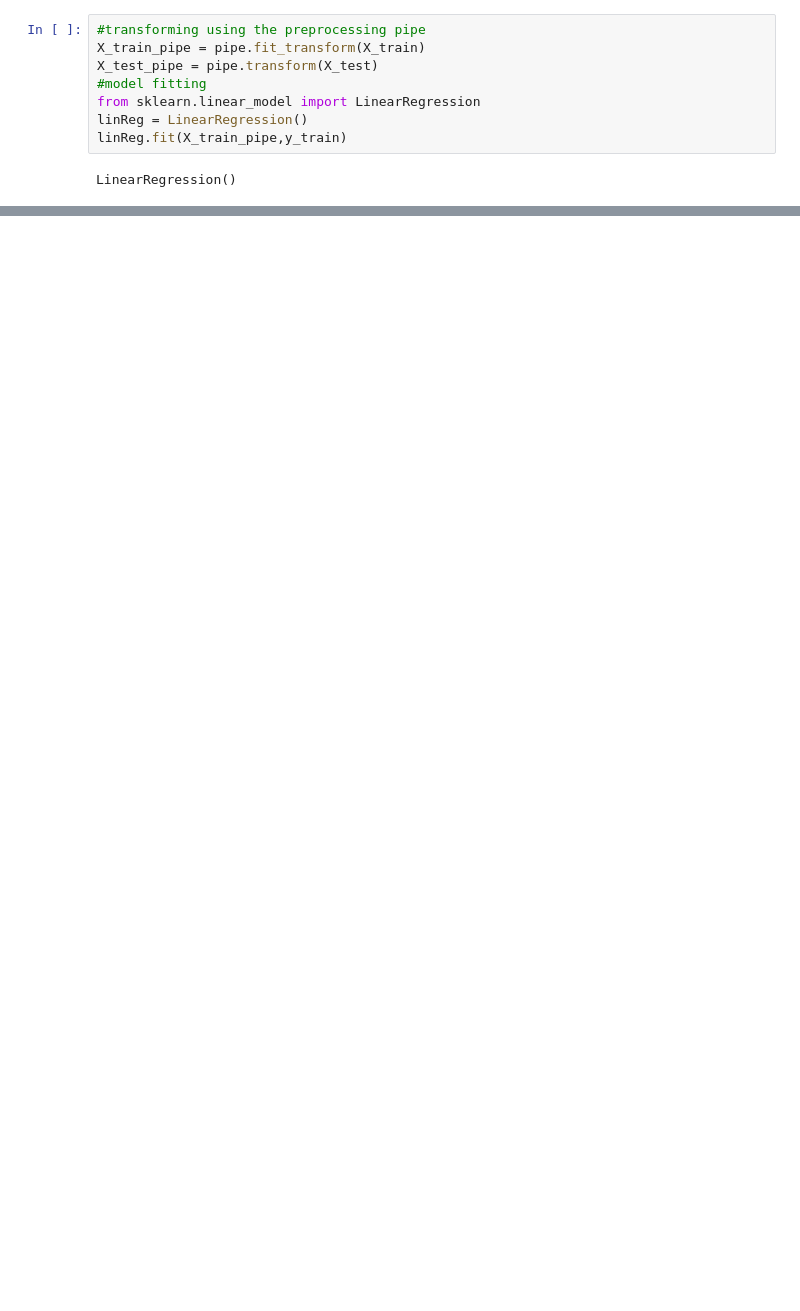
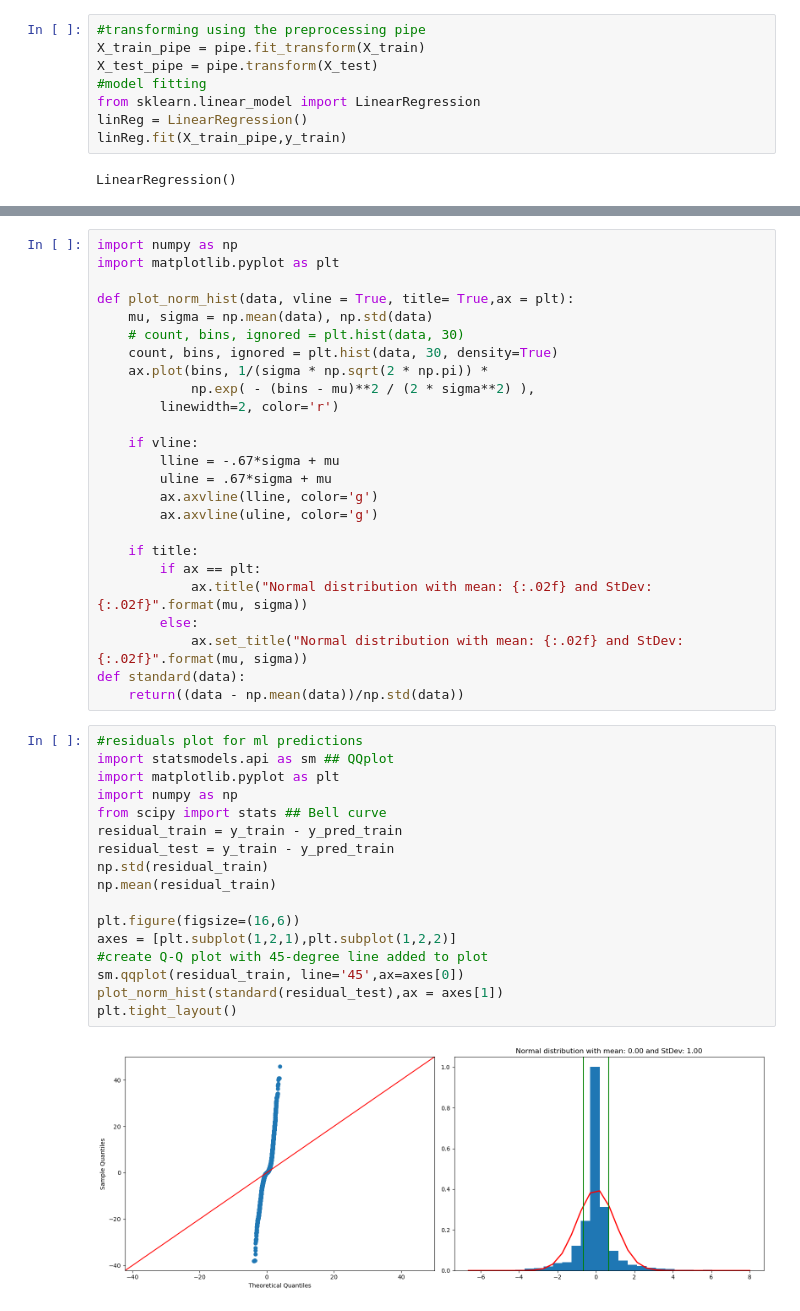
Before and after one commit to thomasmari/DataS3PG, a Jupyter notebook: module/11. ML/1. ML1/ml_end_to_end.ipynb, the cells around one changed output, grey strips where cells are left out. Saved outputs shown, nothing was run; the diff lists cells and outputs as text; blank space fills up the shorter version.

```diff
--- a/module/11. ML/1. ML1/ml_end_to_end.ipynb
+++ b/module/11. ML/1. ML1/ml_end_to_end.ipynb
@@ -71,0 +73,44 @@ result
+# %%
+import numpy as np
+import matplotlib.pyplot as plt
+
+def plot_norm_hist(data, vline = True, title= True,ax = plt):
+    mu, sigma = np.mean(data), np.std(data)
+    # count, bins, ignored = plt.hist(data, 30)
+    count, bins, ignored = plt.hist(data, 30, density=True)
+    ax.plot(bins, 1/(sigma * np.sqrt(2 * np.pi)) *
+            np.exp( - (bins - mu)**2 / (2 * sigma**2) ),
+        linewidth=2, color='r')
+
+    if vline:
+        lline = -.67*sigma + mu
+        uline = .67*sigma + mu
+        ax.axvline(lline, color='g')
+        ax.axvline(uline, color='g')
+
+    if title:
+        if ax == plt:
+            ax.title("Normal distribution with mean: {:.02f} and StDev: {:.02f}".format(mu, sigma))
+        else:
+            ax.set_title("Normal distribution with mean: {:.02f} and StDev: {:.02f}".format(mu, sigma))
+def standard(data):
+    return((data - np.mean(data))/np.std(data))
+# %%
+#residuals plot for ml predictions
+import statsmodels.api as sm ## QQplot
+import matplotlib.pyplot as plt
+import numpy as np
+from scipy import stats ## Bell curve
+residual_train = y_train - y_pred_train
+residual_test = y_train - y_pred_train
+np.std(residual_train)
+np.mean(residual_train)
+
+plt.figure(figsize=(16,6))
+axes = [plt.subplot(1,2,1),plt.subplot(1,2,2)]
+#create Q-Q plot with 45-degree line added to plot
+sm.qqplot(residual_train, line='45',ax=axes[0])
+plot_norm_hist(standard(residual_test),ax = axes[1])
+plt.tight_layout()
+# %% [output]
+[figure, added]
```
Also changed, not shown: parts of 7 cells of this notebook, 1 other file.
